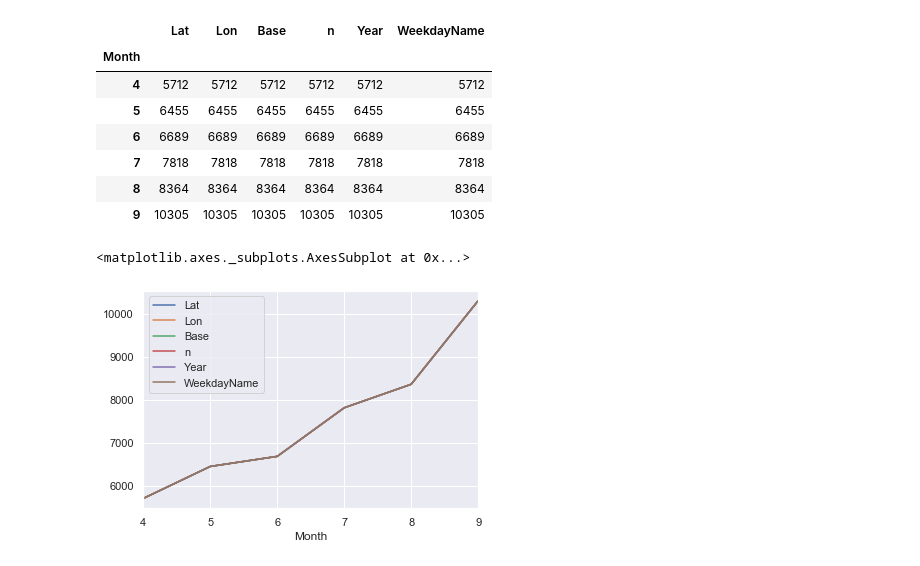
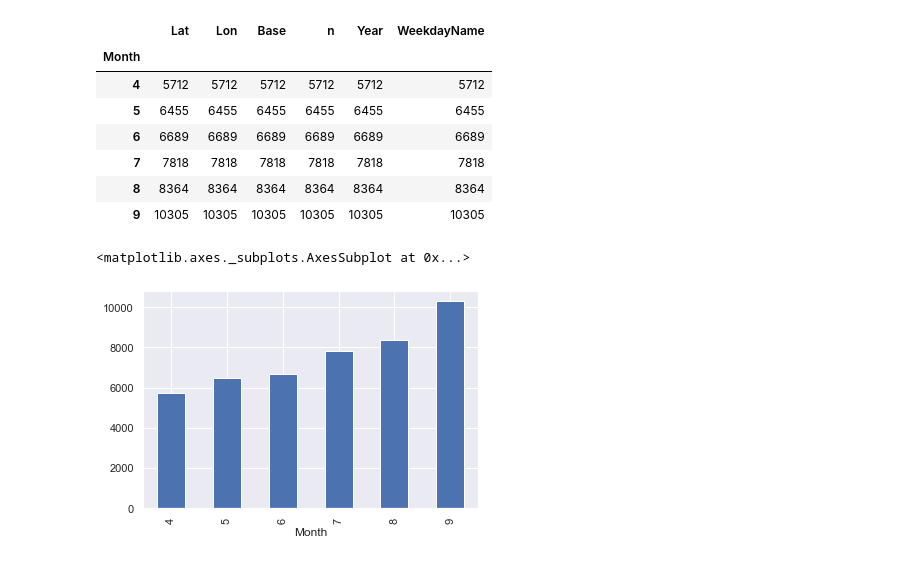
Before and after one commit to yrahan/uber, a Jupyter notebook: Uber Data Analysis Project.ipynb, the cells around one changed output. Saved outputs shown, nothing was run; the diff lists cells and outputs as text; code cells hidden in the pictures.

```diff
--- a/Uber Data Analysis Project.ipynb
+++ b/Uber Data Analysis Project.ipynb
@@ -256,7 +269,11 @@ Freq: M, Name: Base, dtype: int64
 # Add columns with year, month, and weekday name
 data_2014['Year'] = data_2014.index.year
 data_2014['Month'] = data_2014.index.month
-data_2014['WeekdayName'] = data_2014.index.weekday_name
+#data_2014['WeekdayName'] = data_2014.index.weekday_name
+data_2014['WeekdayName'] = pd.Categorical(data_2014.index.weekday_name, categories=
+    ['Monday','Tuesday','Wednesday','Thursday','Friday','Saturday', 'Sunday'],
+    ordered=True)
+data_2014['Hour'] = data_2014.index.hour
 # %%
 data_2014.head(10)
 # %% [output]
@@ -284,8 +301,8 @@ data_2014.groupby('Month').count()
 | 8 | 8364 | 8364 | 8364 | 8364 | 8364 | 8364 |
 | 9 | 10305 | 10305 | 10305 | 10305 | 10305 | 10305 |
 # %%
-data_2014.groupby('Month').count().plot()
+data_2014.groupby('Month').n.count().plot(kind='bar')
 # %% [output]
 <matplotlib.axes._subplots.AxesSubplot at 0x...>
-[figure, old version]
+[figure, new version]
 # %%
```
Also changed, not shown: parts of 17 cells of this notebook.
